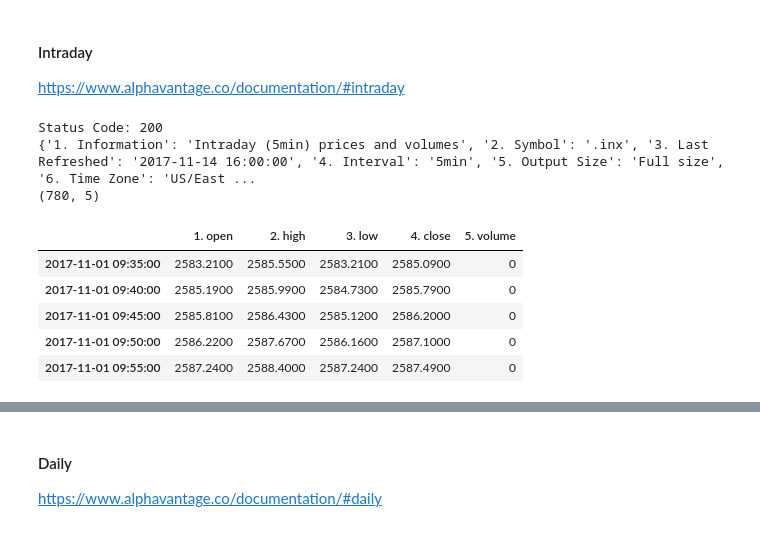
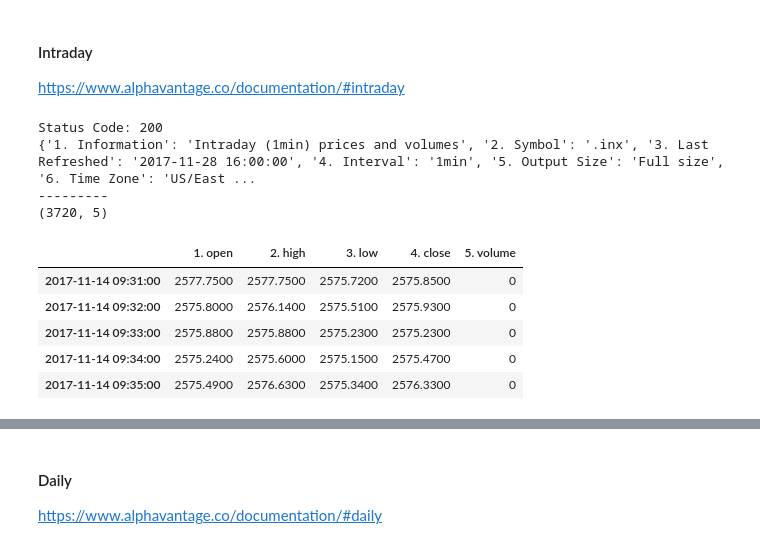
Before and after one commit to lcm98/GA_Capstone, a Jupyter notebook: data_gathering/DataGathering.ipynb, the cells around one changed output, grey strips where cells are left out. Drawn from its saved outputs; the diff is of its cells as text; code cells hidden in the pictures.

```diff
--- a/DataGathering.ipynb
+++ b/data_gathering/DataGathering.ipynb
@@ -40,25 +40,27 @@ https://www.alphavantage.co/documentation/#intraday
 # %%
 av_qparams = {
     'apikey': av_key,
     'function': 'TIME_SERIES_INTRADAY',
     'symbol':'.inx',
-    'interval': '5min',
+    'interval': '1min',
     'outputsize': 'full'
     }
 res = requests.get(av_base_url, av_qparams)
 print("Status Code:", res.status_code)
 res_dict = res.json()
 print(res_dict['Meta Data'])
-intraday = pd.DataFrame.from_dict(res_dict['Time Series (5min)'], orient='index')
-print(intraday.shape)
-intraday.head()
+print('---------')
+intraday1 = pd.DataFrame.from_dict(res_dict['Time Series (1min)'], orient='index')
+print(intraday1.shape)
+intraday1.head()
 # %% [output]
 Status Code: 200
-{'1. Information': 'Intraday (5min) prices and volumes', '2. Symbol': '.inx', '3. Last Refreshed': '2017-11-14 16:00:00', '4. Interval': '5min', '5. Output Size': 'Full size', '6. Time Zone': 'US/East ...
-(780, 5)
+{'1. Information': 'Intraday (1min) prices and volumes', '2. Symbol': '.inx', '3. Last Refreshed': '2017-11-28 16:00:00', '4. Interval': '1min', '5. Output Size': 'Full size', '6. Time Zone': 'US/East ...
+---------
+(3720, 5)
 |  | 1. open | 2. high | 3. low | 4. close | 5. volume |
-| 2017-11-01 09:35:00 | 2583.2100 | 2585.5500 | 2583.2100 | 2585.0900 | 0 |
-| 2017-11-01 09:40:00 | 2585.1900 | 2585.9900 | 2584.7300 | 2585.7900 | 0 |
-| 2017-11-01 09:45:00 | 2585.8100 | 2586.4300 | 2585.1200 | 2586.2000 | 0 |
-| 2017-11-01 09:50:00 | 2586.2200 | 2587.6700 | 2586.1600 | 2587.1000 | 0 |
-| 2017-11-01 09:55:00 | 2587.2400 | 2588.4000 | 2587.2400 | 2587.4900 | 0 |
+| 2017-11-14 09:31:00 | 2577.7500 | 2577.7500 | 2575.7200 | 2575.8500 | 0 |
+| 2017-11-14 09:32:00 | 2575.8000 | 2576.1400 | 2575.5100 | 2575.9300 | 0 |
+| 2017-11-14 09:33:00 | 2575.8800 | 2575.8800 | 2575.2300 | 2575.2300 | 0 |
+| 2017-11-14 09:34:00 | 2575.2400 | 2575.6000 | 2575.1500 | 2575.4700 | 0 |
+| 2017-11-14 09:35:00 | 2575.4900 | 2576.6300 | 2575.3400 | 2576.3300 | 0 |
```
Also changed, not shown: parts of 19 cells of this notebook, 13 other files.
